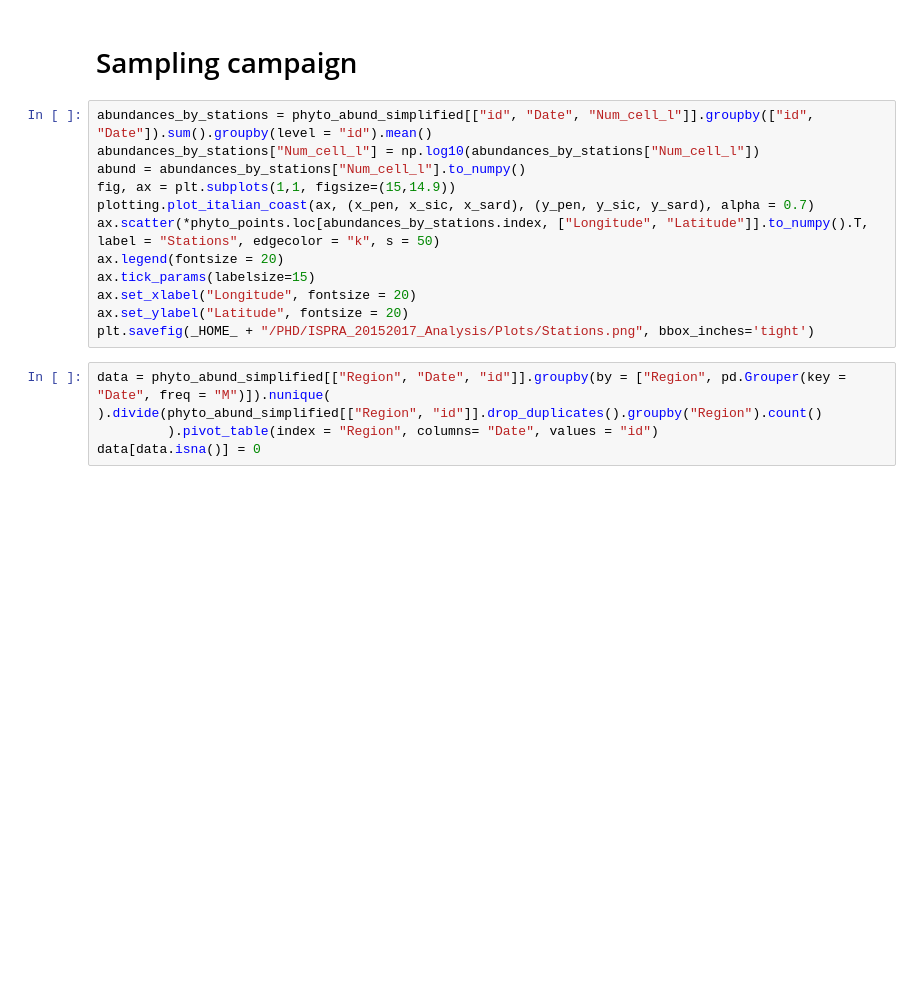
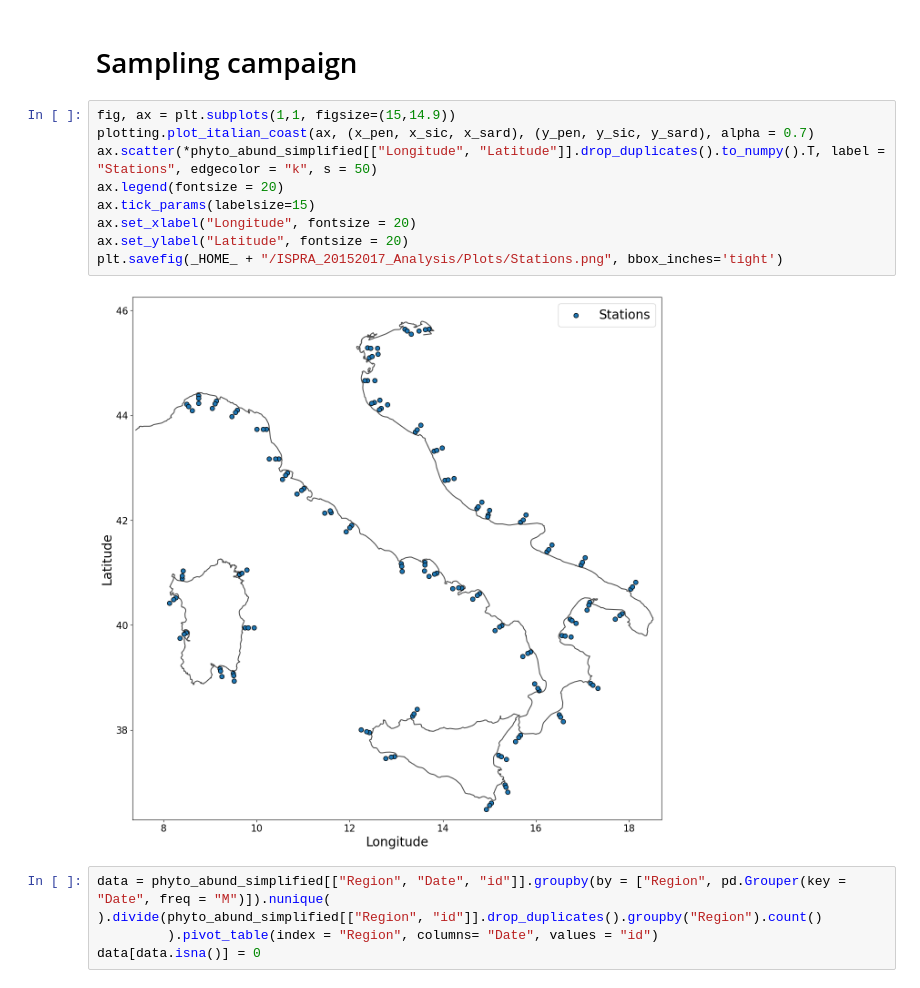
Before and after one commit to Alberto-Ghedin/ISPRA_20152017_Analysis, a Jupyter notebook: Report_main.ipynb, the cells around one changed output. Drawn from its saved outputs; the diff is of its cells as text; blank space fills up the shorter version.

```diff
--- a/Report_main.ipynb
+++ b/Report_main.ipynb
@@ -129,17 +132,16 @@ relevant_samples = phyto_abund_simplified.loc[phyto_abund_simplified["id"].isin(
 # %% [markdown]
 # Sampling campaign
 # %%
-abundances_by_stations = phyto_abund_simplified[["id", "Date", "Num_cell_l"]].groupby(["id", "Date"]).sum().groupby(level = "id").mean()
-abundances_by_stations["Num_cell_l"] = np.log10(abundances_by_stations["Num_cell_l"])
-abund = abundances_by_stations["Num_cell_l"].to_numpy()
 fig, ax = plt.subplots(1,1, figsize=(15,14.9))
 plotting.plot_italian_coast(ax, (x_pen, x_sic, x_sard), (y_pen, y_sic, y_sard), alpha = 0.7)
-ax.scatter(*phyto_points.loc[abundances_by_stations.index, ["Longitude", "Latitude"]].to_numpy().T, label = "Stations", edgecolor = "k", s = 50)
+ax.scatter(*phyto_abund_simplified[["Longitude", "Latitude"]].drop_duplicates().to_numpy().T, label = "Stations", edgecolor = "k", s = 50)
 ax.legend(fontsize = 20)
 ax.tick_params(labelsize=15)
 ax.set_xlabel("Longitude", fontsize = 20)
 ax.set_ylabel("Latitude", fontsize = 20)
-plt.savefig(_HOME_ + "/PHD/ISPRA_20152017_Analysis/Plots/Stations.png", bbox_inches='tight')
+plt.savefig(_HOME_ + "/ISPRA_20152017_Analysis/Plots/Stations.png", bbox_inches='tight')
+# %% [output]
+[figure, added]
 # %%
 data = phyto_abund_simplified[["Region", "Date", "id"]].groupby(by = ["Region", pd.Grouper(key = "Date", freq = "M")]).nunique(
 ).divide(phyto_abund_simplified[["Region", "id"]].drop_duplicates().groupby("Region").count()
```
Also changed, not shown: parts of 65 cells of this notebook, 1 other file.
